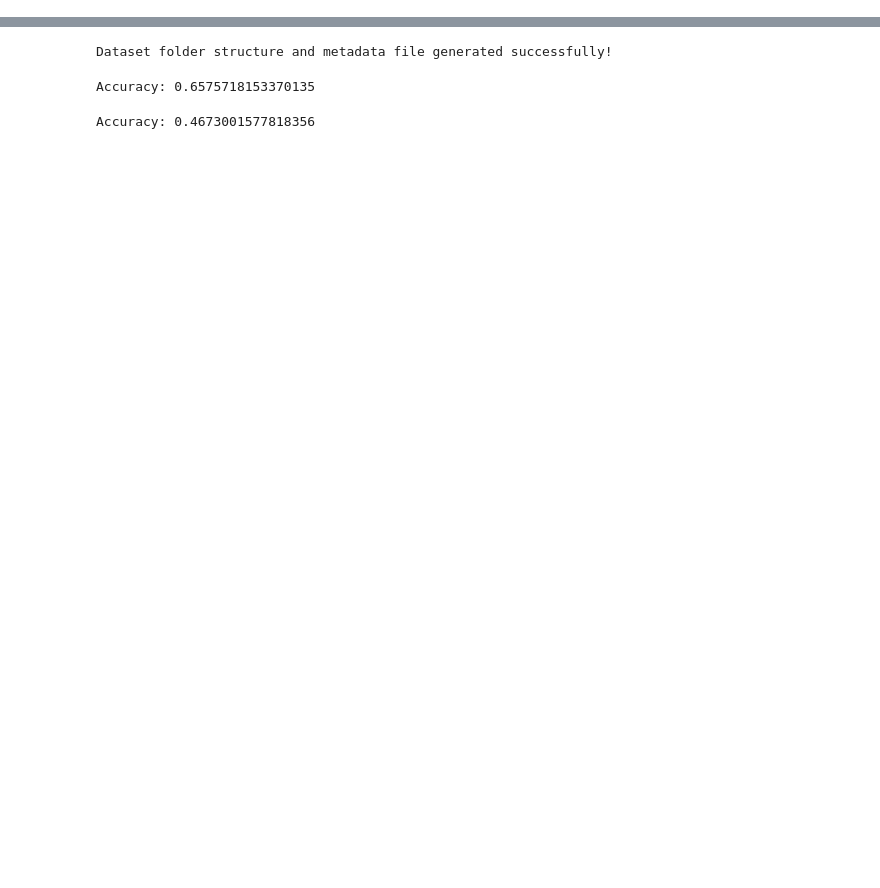
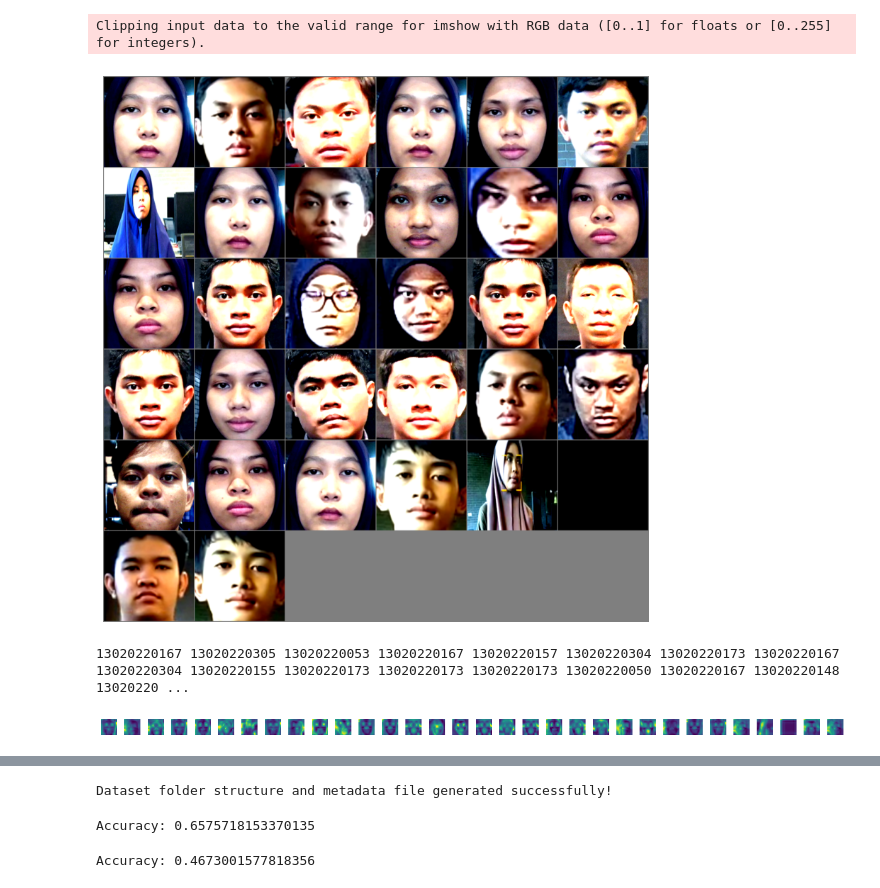
Before and after one commit to erwinsyahh/AttendanceFaceRecognition, a Jupyter notebook: fine_tuning.ipynb, the cells around one changed output, grey strips where cells are left out. Drawn from its saved outputs; the diff is of its cells as text; code cells hidden in the pictures; blank space fills up the shorter version.

Commit message:
- updated model

```diff
--- a/fine_tuning.ipynb
+++ b/fine_tuning.ipynb
@@ -131,0 +63,58 @@ F1-score on test set: 0.93
+# %%
+# Visualize data and features
+
+# Define a function to unnormalize and display images
+def imshow(img):
+    img = img / 2 + 0.5     # unnormalize
+    npimg = img.numpy()
+    plt.figure(figsize=(10, 10))
+    plt.imshow(np.transpose(npimg, (1, 2, 0)))
+    plt.axis('off')
+    plt.show()
+
+# Get a batch of training data
+images, labels = next(iter(train_loader))
+
+# Show images
+imshow(torchvision.utils.make_grid(images, nrow=int(np.ceil(np.sqrt(len(images))))))
+# Print labels
+print(' '.join('%5s' % classes[labels[j]] for j in range(len(labels))))
+
+
+# Forward pass the images through the model
+resnet.eval()
+with torch.no_grad():
+    features = resnet.conv1(images)
+    for name, module in resnet.layer1.named_children():
+        features = module(features)
+    for name, module in resnet.layer2.named_children():
+        features = module(features)
+    for name, module in resnet.layer3.named_children():
+        features = module(features)
+    for name, module in resnet.layer4.named_children():
+        features = module(features)
+
+# Visualize the features (assuming features is a tensor)
+# Reshape the features tensor to (batch_size, num_channels, height, width)
+features = features.view(batch_size, -1, features.shape[-2], features.shape[-1])
+
+# Take the mean along the channel dimension to get a single feature map for each image
+mean_features = torch.mean(features, dim=1)
+
+# Set the figure size
+plt.figure(figsize=(15, 5))
+
+# Plot the mean feature map for each image
+for i in range(batch_size):
+    plt.subplot(1, batch_size, i+1)
+    plt.imshow(mean_features[i].cpu().numpy(), cmap='viridis')
+    plt.axis('off')
+
+# Adjust layout and show plot
+plt.tight_layout()
+plt.show()
+# %% [output]
+Clipping input data to the valid range for imshow with RGB data ([0..1] for floats or [0..255] for integers).
+[figure, added]
+13020220167 13020220305 13020220053 13020220167 13020220157 13020220304 13020220173 13020220167 13020220304 13020220155 13020220173 13020220173 13020220173 13020220050 13020220167 13020220148 13020220 ...
+[figure, added]
```
Also changed, not shown: parts of 8 cells of this notebook, 1 other file.
